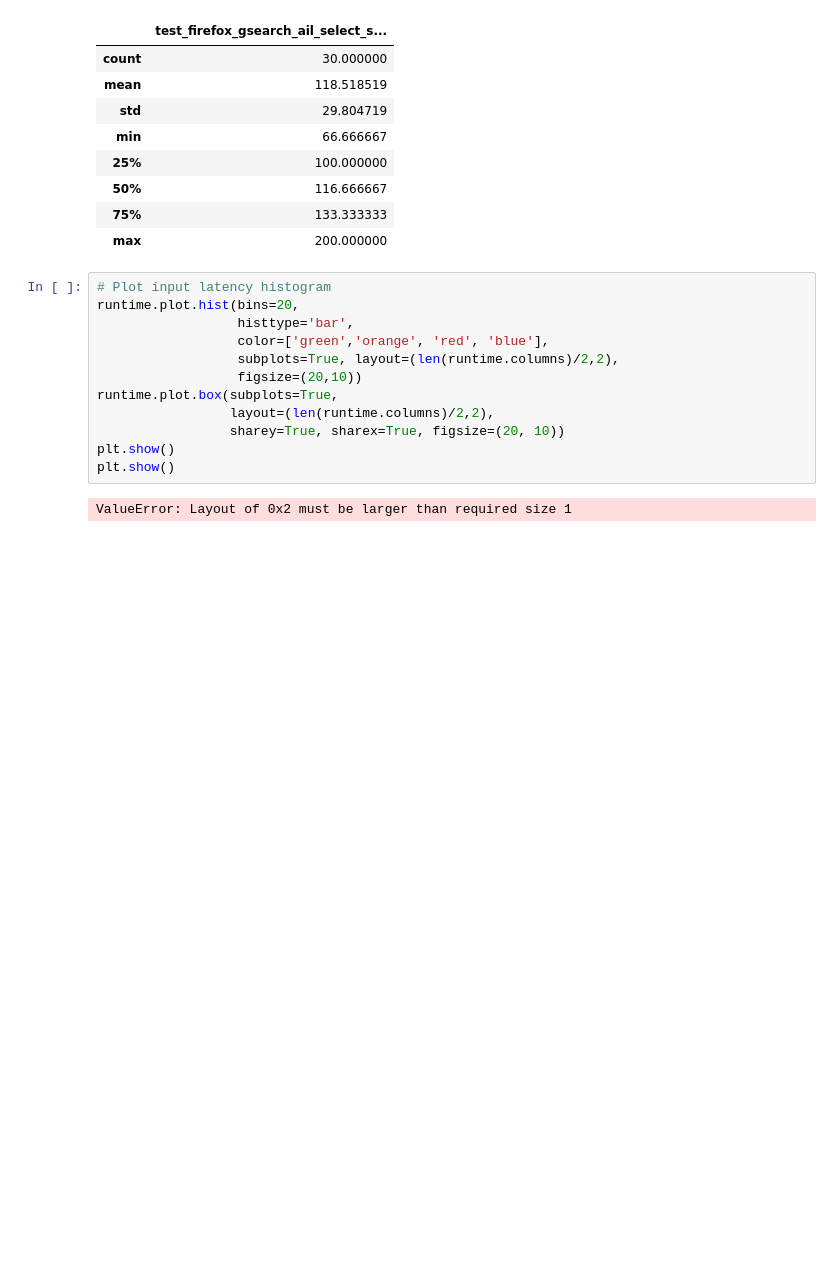
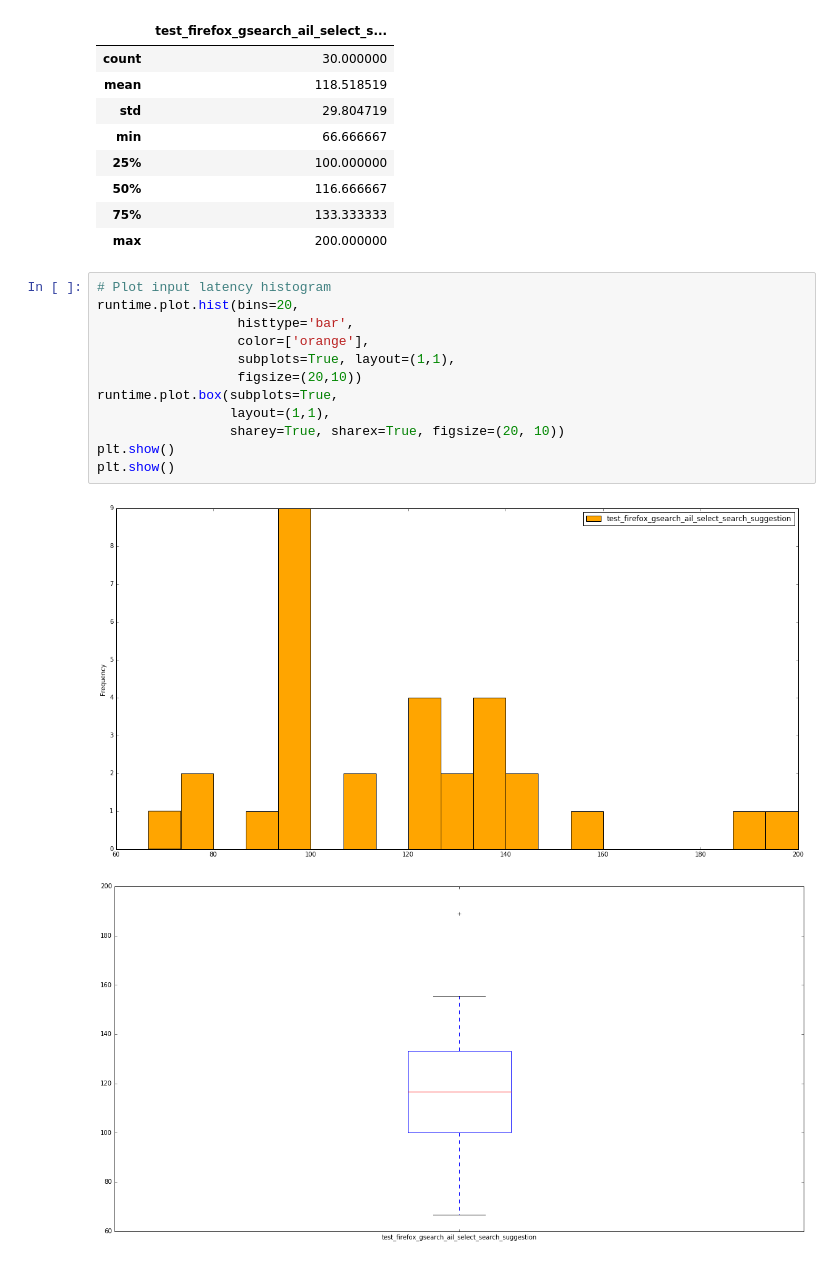
Before and after one commit to Mozilla-TWQA/2017-hasal-result, a Jupyter notebook: 20170504/gsearch/win10/report-gsearch_ail_select_search_suggestion.ipynb, the cells around one changed output. Saved outputs shown, nothing was run; the diff lists cells and outputs as text; blank space fills up the shorter version.

```diff
--- a/20170504/gsearch/win10/report-gsearch_ail_select_search_suggestion.ipynb
+++ b/20170504/gsearch/win10/report-gsearch_ail_select_search_suggestion.ipynb
@@ -83,14 +83,15 @@ runtime.describe()
 # %%
 # Plot input latency histogram
 runtime.plot.hist(bins=20,
                   histtype='bar',
-                  color=['green','orange', 'red', 'blue'],
-                  subplots=True, layout=(len(runtime.columns)/2,2),
+                  color=['orange'],
+                  subplots=True, layout=(1,1),
                   figsize=(20,10))
 runtime.plot.box(subplots=True,
-                 layout=(len(runtime.columns)/2,2),
+                 layout=(1,1),
                  sharey=True, sharex=True, figsize=(20, 10))
 plt.show()
 plt.show()
 # %% [output]
-ValueError: Layout of 0x2 must be larger than required size 1
+[figure, added]
+[figure, added]
```
